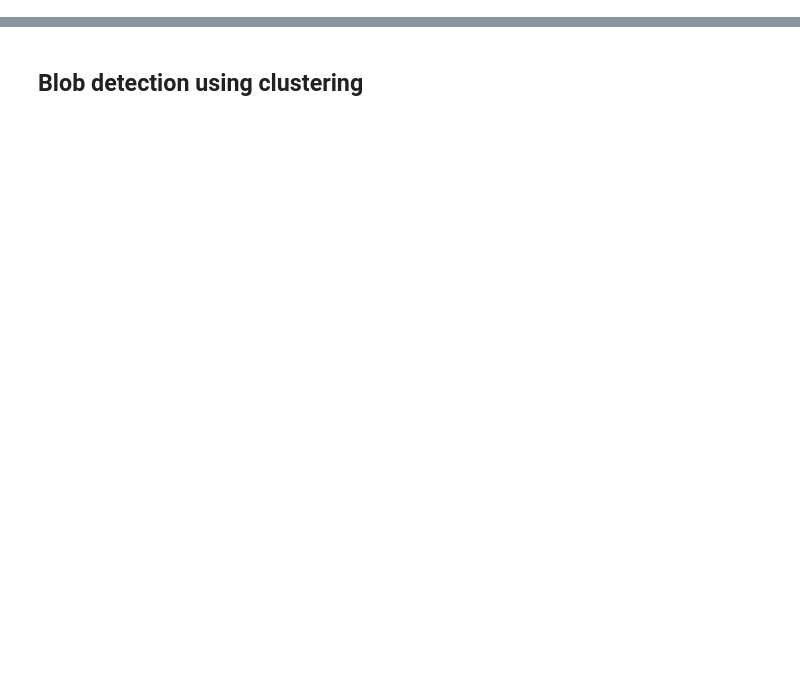
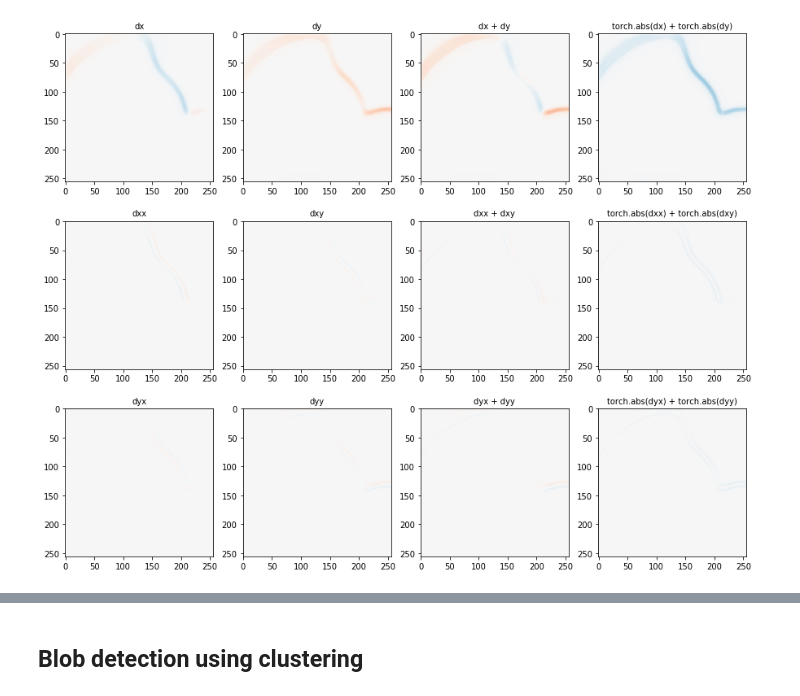
Before and after one commit to epignatelli/cardiax, a Jupyter notebook: deepexcite/playground.ipynb, the cells around one changed output, grey strips where cells are left out. Saved outputs shown, nothing was run; the diff lists cells and outputs as text; code cells hidden in the pictures; blank space fills up the shorter version.

```diff
--- a/deepexcite/playground.ipynb
+++ b/deepexcite/playground.ipynb
@@ -31,44 +32,46 @@ KeyError: "Unable to open object (object 'states_256' doesn't exist)"
 # %%
-# dx, dy = gradient(torch.as_tensor(value))
-# dxx, dxy = gradient(torch.as_tensor(dx))
-# dyx, dyy = gradient(torch.as_tensor(dy))
+dx, dy = space_grad(torch.as_tensor(value))
+dxx, dxy = space_grad(torch.as_tensor(dx))
+dyx, dyy = space_grad(torch.as_tensor(dy))
 
-# fig, ax = plt.subplots(3, 4, figsize=(15, 12))
+fig, ax = plt.subplots(3, 4, figsize=(15, 12))
 
-# ax[0, 0].set_title("dx")
-# im = ax[0, 0].imshow(dx, vmin=-1, vmax=1, cmap="RdBu")
+ax[0, 0].set_title("dx")
+im = ax[0, 0].imshow(dx, vmin=-1, vmax=1, cmap="RdBu")
 
-# ax[0, 1].set_title("dy")
-# im = ax[0, 1].imshow(dy, vmin=-1, vmax=1, cmap="RdBu")
+ax[0, 1].set_title("dy")
+im = ax[0, 1].imshow(dy, vmin=-1, vmax=1, cmap="RdBu")
 
-# ax[0, 2].set_title("dx + dy")
-# im = ax[0, 2].imshow(dx + dy, vmin=-1, vmax=1, cmap="RdBu")
+ax[0, 2].set_title("dx + dy")
+im = ax[0, 2].imshow(dx + dy, vmin=-1, vmax=1, cmap="RdBu")
 
-# ax[0, 3].set_title("torch.abs(dx) + torch.abs(dy)")
-# im = ax[0, 3].imshow(torch.abs(dx) + torch.abs(dy), vmin=-1, vmax=1, cmap="RdBu")
+ax[0, 3].set_title("torch.abs(dx) + torch.abs(dy)")
+im = ax[0, 3].imshow(torch.abs(dx) + torch.abs(dy), vmin=-1, vmax=1, cmap="RdBu")
 
 
-# ax[1, 0].set_title("dxx")
-# im = ax[1, 0].imshow(dxx, vmin=-1, vmax=1, cmap="RdBu")
+ax[1, 0].set_title("dxx")
+im = ax[1, 0].imshow(dxx, vmin=-1, vmax=1, cmap="RdBu")
 
-# ax[1, 1].set_title("dxy")
-# im = ax[1, 1].imshow(dxy, vmin=-1, vmax=1, cmap="RdBu")
+ax[1, 1].set_title("dxy")
+im = ax[1, 1].imshow(dxy, vmin=-1, vmax=1, cmap="RdBu")
 
-# ax[1, 2].set_title("dxx + dxy")
-# im = ax[1, 2].imshow(dxx + dxy, vmin=-1, vmax=1, cmap="RdBu")
+ax[1, 2].set_title("dxx + dxy")
+im = ax[1, 2].imshow(dxx + dxy, vmin=-1, vmax=1, cmap="RdBu")
 
-# ax[1, 3].set_title("torch.abs(dxx) + torch.abs(dxy)")
-# im = ax[1, 3].imshow(torch.abs(dxx) + torch.abs(dxy), vmin=-1, vmax=1, cmap="RdBu")
+ax[1, 3].set_title("torch.abs(dxx) + torch.abs(dxy)")
+im = ax[1, 3].imshow(torch.abs(dxx) + torch.abs(dxy), vmin=-1, vmax=1, cmap="RdBu")
 
 
-# ax[2, 0].set_title("dyx")
-# im = ax[2, 0].imshow(dyx, vmin=-1, vmax=1, cmap="RdBu")
+ax[2, 0].set_title("dyx")
+im = ax[2, 0].imshow(dyx, vmin=-1, vmax=1, cmap="RdBu")
 
-# ax[2, 1].set_title("dyy")
-# im = ax[2, 1].imshow(dyy, vmin=-1, vmax=1, cmap="RdBu")
+ax[2, 1].set_title("dyy")
+im = ax[2, 1].imshow(dyy, vmin=-1, vmax=1, cmap="RdBu")
 
-# ax[2, 2].set_title("dyx + dyy")
-# im = ax[2, 2].imshow(dyx + dyy, vmin=-1, vmax=1, cmap="RdBu")
+ax[2, 2].set_title("dyx + dyy")
+im = ax[2, 2].imshow(dyx + dyy, vmin=-1, vmax=1, cmap="RdBu")
 
-# ax[2, 3].set_title("torch.abs(dyx) + torch.abs(dyy)")
-# im = ax[2, 3].imshow(torch.abs(dyx) + torch.abs(dyy), vmin=-1, vmax=1, cmap="RdBu")
+ax[2, 3].set_title("torch.abs(dyx) + torch.abs(dyy)")
+im = ax[2, 3].imshow(torch.abs(dyx) + torch.abs(dyy), vmin=-1, vmax=1, cmap="RdBu")
+# %% [output]
+[figure, added]
```
Also changed, not shown: parts of 18 cells of this notebook, 3 other files.
